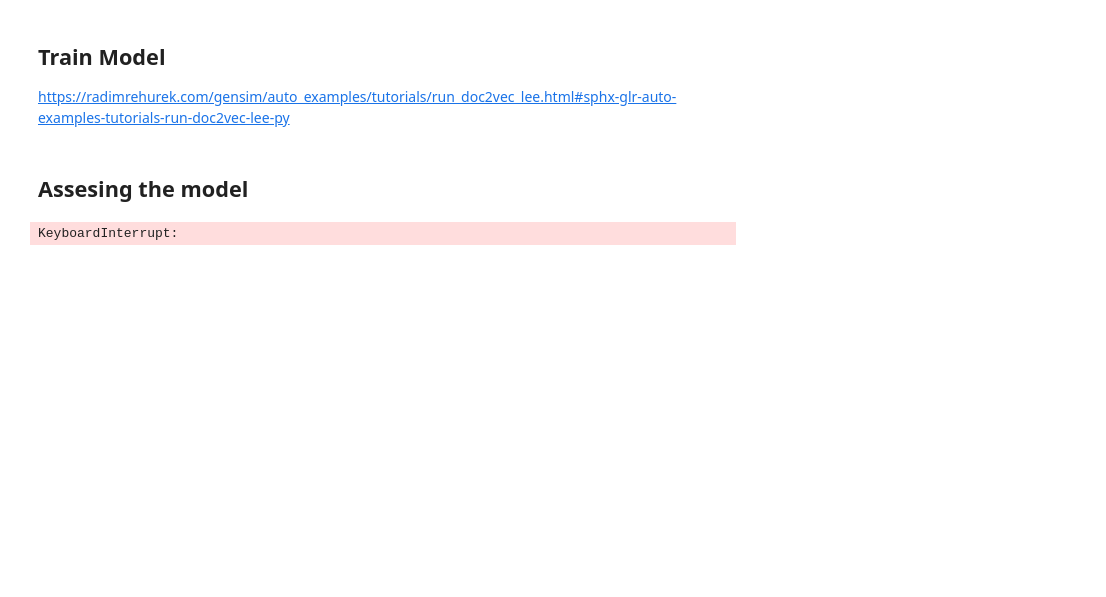
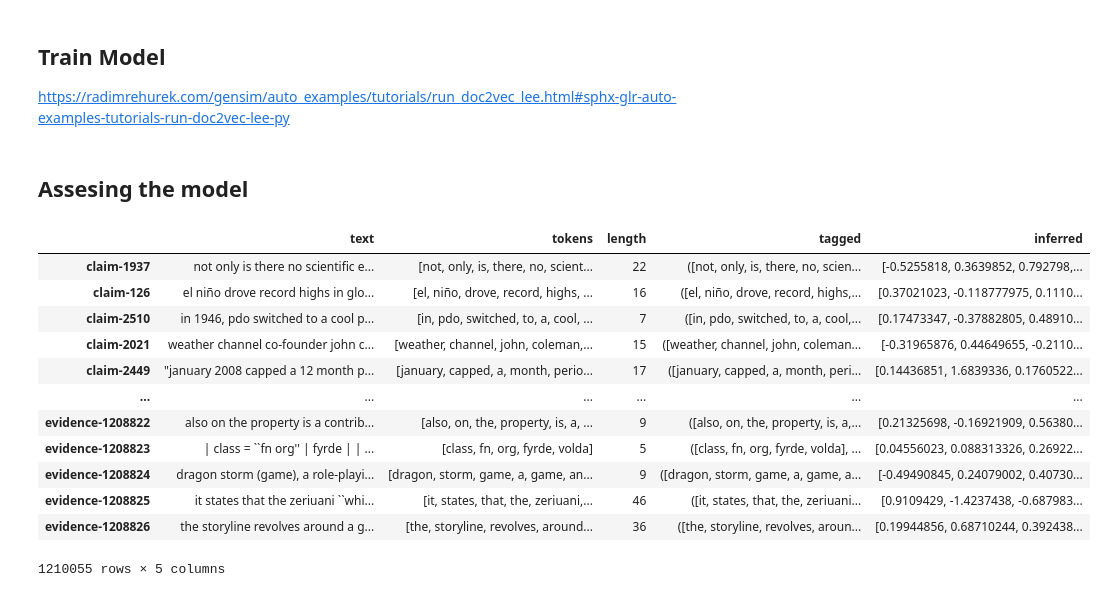
Before and after one commit to Guticar94/COMP90042-NLP-Project-Sentence-Similarity, a Jupyter notebook: Models/Doc2Vec_v2.ipynb, the cells around one changed output. Saved outputs shown, nothing was run; the diff lists cells and outputs as text; code cells hidden in the pictures; blank space fills up the shorter version.

```diff
--- a/Models/Doc2Vec_v2.ipynb
+++ b/Models/Doc2Vec_v2.ipynb
@@ -102,11 +108,19 @@ model.save("Doc2Vec.model")
 # %% [markdown]
 ## Assesing the model
-# %%
-inferred_vectors = {}
-
-for doc_id in range(len(train_corpus)):
-    inferred_vector = model.infer_vector(train_corpus[doc_id].words)
-    sims = model.dv.most_similar([inferred_vector], topn=len(model.dv))
-    inferred_vectors[doc_id] = sims[0:5]
-# %% [output]
-KeyboardInterrupt:
+# %%
+df['inferred'] = df['tokens'].apply(lambda x: model.infer_vector(x))
+df
+# %% [output]
+|  | text | tokens | length | tagged | inferred |
+| claim-1937 | not only is there no scientific e... | [not, only, is, there, no, scient... | 22 | ([not, only, is, there, no, scien... | [-0.5255818, 0.3639852, 0.792798,... |
+| claim-126 | el niño drove record highs in glo... | [el, niño, drove, record, highs, ... | 16 | ([el, niño, drove, record, highs,... | [0.37021023, -0.118777975, 0.1110... |
+| claim-2510 | in 1946, pdo switched to a cool p... | [in, pdo, switched, to, a, cool, ... | 7 | ([in, pdo, switched, to, a, cool,... | [0.17473347, -0.37882805, 0.48910... |
+| claim-2021 | weather channel co-founder john c... | [weather, channel, john, coleman,... | 15 | ([weather, channel, john, coleman... | [-0.31965876, 0.44649655, -0.2110... |
+| claim-2449 | "january 2008 capped a 12 month p... | [january, capped, a, month, perio... | 17 | ([january, capped, a, month, peri... | [0.14436851, 1.6839336, 0.1760522... |
+| ... | ... | ... | ... | ... | ... |
+| evidence-1208822 | also on the property is a contrib... | [also, on, the, property, is, a, ... | 9 | ([also, on, the, property, is, a,... | [0.21325698, -0.16921909, 0.56380... |
+| evidence-1208823 | | class = ``fn org'' | fyrde | | ... | [class, fn, org, fyrde, volda] | 5 | ([class, fn, org, fyrde, volda], ... | [0.04556023, 0.088313326, 0.26922... |
+| evidence-1208824 | dragon storm (game), a role-playi... | [dragon, storm, game, a, game, an... | 9 | ([dragon, storm, game, a, game, a... | [-0.49490845, 0.24079002, 0.40730... |
+| evidence-1208825 | it states that the zeriuani ``whi... | [it, states, that, the, zeriuani,... | 46 | ([it, states, that, the, zeriuani... | [0.9109429, -1.4237438, -0.687983... |
+| evidence-1208826 | the storyline revolves around a g... | [the, storyline, revolves, around... | 36 | ([the, storyline, revolves, aroun... | [0.19944856, 0.68710244, 0.392438... |
+1210055 rows × 5 columns
```
Also changed, not shown: parts of 17 cells of this notebook, 1 other file.
